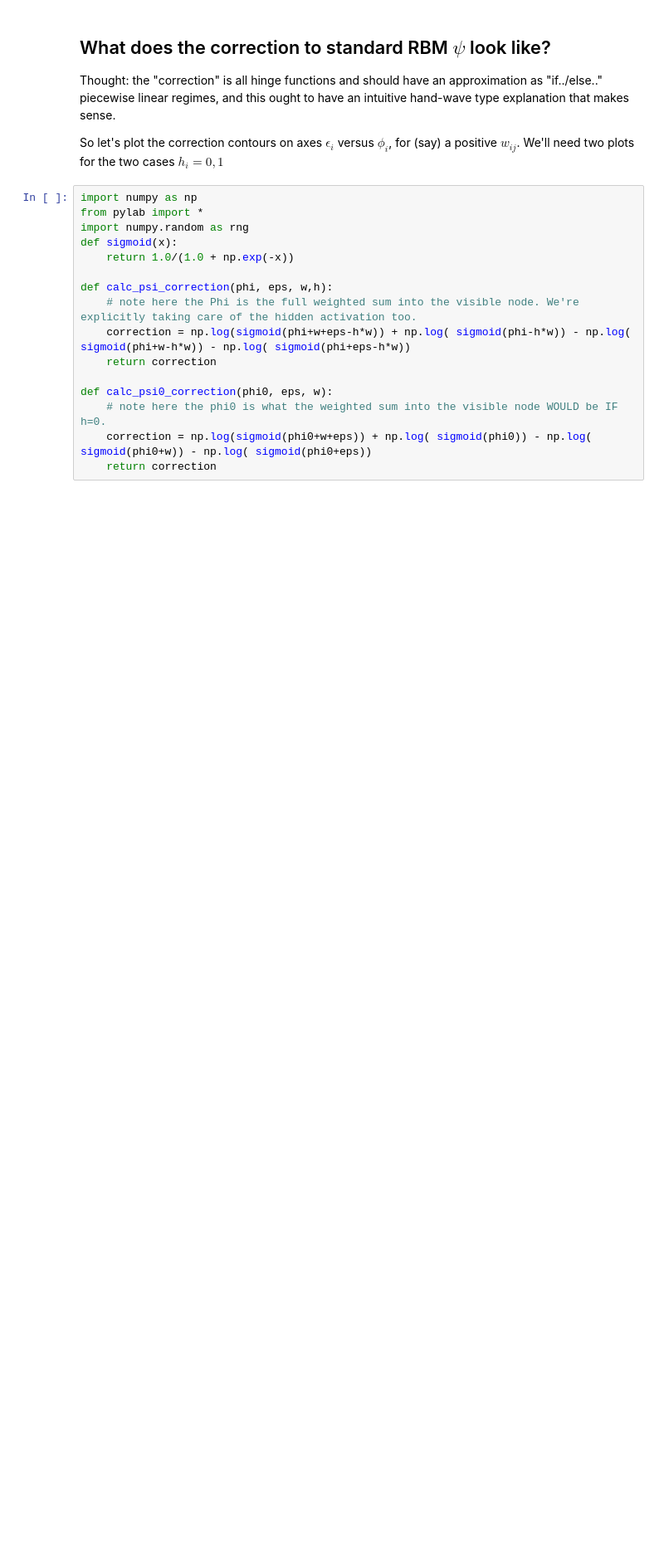
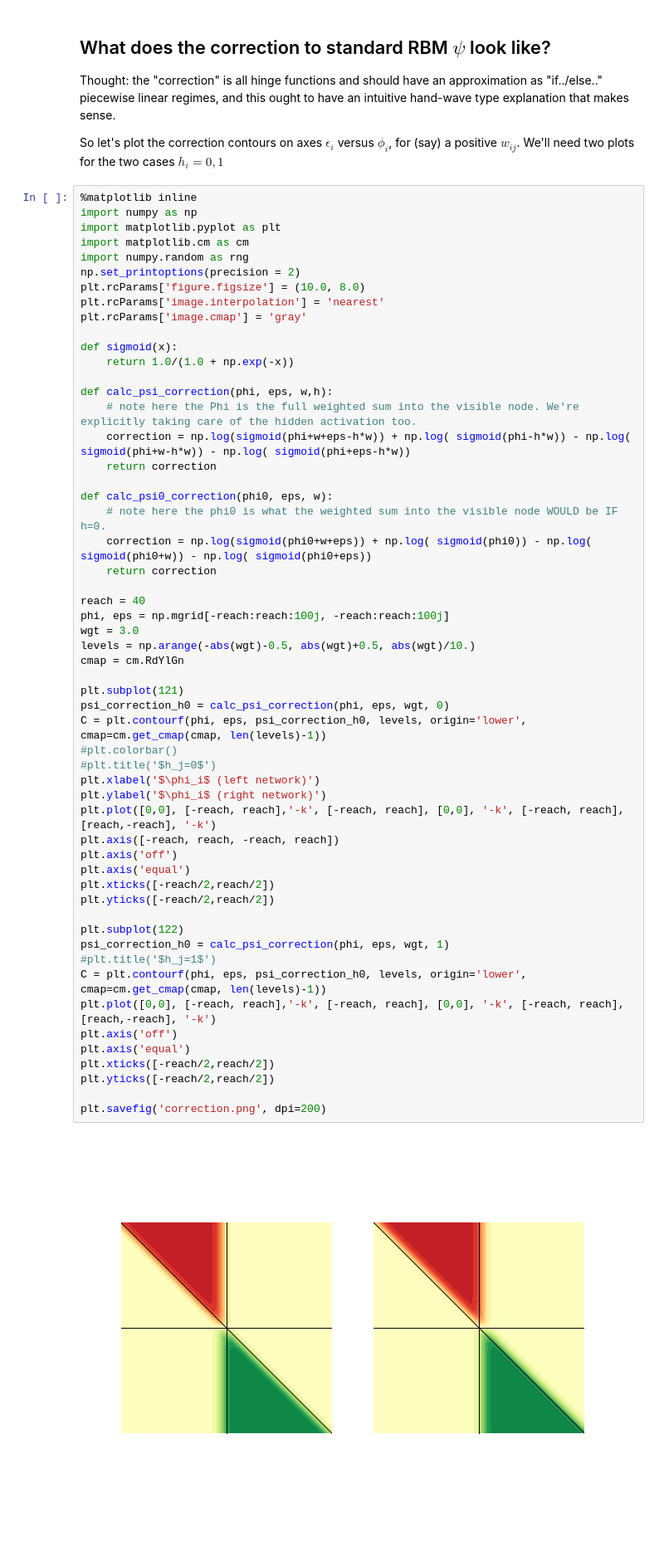
Before and after one commit to garibaldu/multicauseRBM, a Jupyter notebook: Words/PartRBM_thinking.ipynb, the cells around one changed output. Shown at 83% size. Saved outputs shown, nothing was run; the diff lists cells and outputs as text; blank space fills up the shorter version.

```diff
--- a/Words/PartRBM_thinking.ipynb
+++ b/Words/PartRBM_thinking.ipynb
@@ -121,18 +112,59 @@ Thought: the "correction" is all hinge functions and should have an approximatio
 So let's plot the correction contours on axes $\epsilon_i$ versus $\phi_i$, for (say) a positive $w_{ij}$.
 We'll need two plots for the two cases $h_i=0,1$
 # %%
+%matplotlib inline
 import numpy as np
-from pylab import *
+import matplotlib.pyplot as plt
+import matplotlib.cm as cm
 import numpy.random as rng
+np.set_printoptions(precision = 2)
+plt.rcParams['figure.figsize'] = (10.0, 8.0)
+plt.rcParams['image.interpolation'] = 'nearest'
+plt.rcParams['image.cmap'] = 'gray'
+
 def sigmoid(x):
     return 1.0/(1.0 + np.exp(-x))
 
 def calc_psi_correction(phi, eps, w,h):
     # note here the Phi is the full weighted sum into the visible node. We're explicitly taking care of the hidden activation too.
     correction = np.log(sigmoid(phi+w+eps-h*w)) + np.log( sigmoid(phi-h*w)) - np.log( sigmoid(phi+w-h*w)) - np.log( sigmoid(phi+eps-h*w))
     return correction
 
 def calc_psi0_correction(phi0, eps, w):
     # note here the phi0 is what the weighted sum into the visible node WOULD be IF h=0.
     correction = np.log(sigmoid(phi0+w+eps)) + np.log( sigmoid(phi0)) - np.log( sigmoid(phi0+w)) - np.log( sigmoid(phi0+eps))
     return correction
+
+reach = 40
+phi, eps = np.mgrid[-reach:reach:100j, -reach:reach:100j]
+wgt = 3.0
+levels = np.arange(-abs(wgt)-0.5, abs(wgt)+0.5, abs(wgt)/10.)
+cmap = cm.RdYlGn
+
+plt.subplot(121)
+psi_correction_h0 = calc_psi_correction(phi, eps, wgt, 0)
+C = plt.contourf(phi, eps, psi_correction_h0, levels, origin='lower', cmap=cm.get_cmap(cmap, len(levels)-1))
+#plt.colorbar()
+#plt.title('$h_j=0$')
+plt.xlabel('$\phi_i$ (left network)')
+plt.ylabel('$\phi_i$ (right network)')
+plt.plot([0,0], [-reach, reach],'-k', [-reach, reach], [0,0], '-k', [-reach, reach], [reach,-reach], '-k')
+plt.axis([-reach, reach, -reach, reach])
+plt.axis('off')
+plt.axis('equal')
+plt.xticks([-reach/2,reach/2])
+plt.yticks([-reach/2,reach/2])
+
+plt.subplot(122)
+psi_correction_h0 = calc_psi_correction(phi, eps, wgt, 1)
+#plt.title('$h_j=1$')
+C = plt.contourf(phi, eps, psi_correction_h0, levels, origin='lower', cmap=cm.get_cmap(cmap, len(levels)-1))
+plt.plot([0,0], [-reach, reach],'-k', [-reach, reach], [0,0], '-k', [-reach, reach], [reach,-reach], '-k')
+plt.axis('off')
+plt.axis('equal')
+plt.xticks([-reach/2,reach/2])
+plt.yticks([-reach/2,reach/2])
+
+plt.savefig('correction.png', dpi=200)
+# %% [output]
+[figure, added]
```
Also changed, not shown: parts of 10 cells of this notebook, 1 other file.
